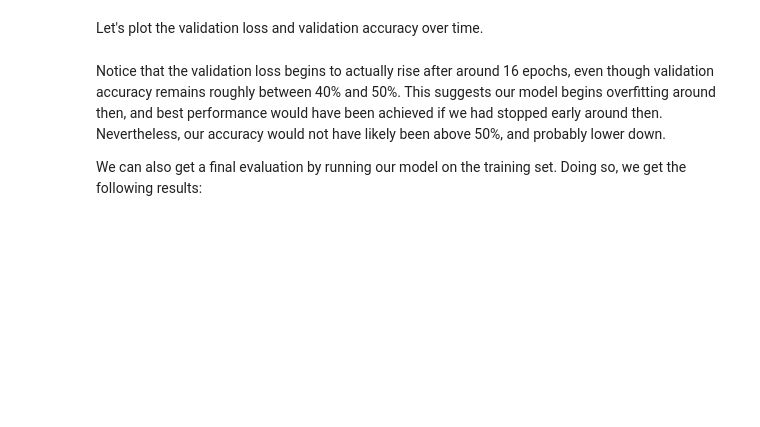
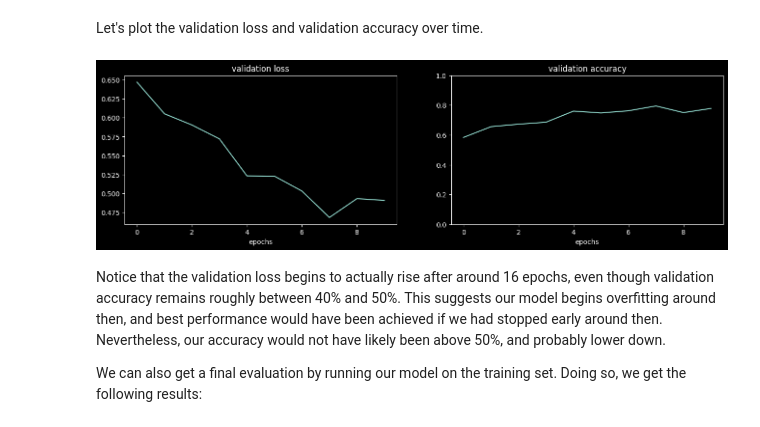
Before and after one commit to echer/dio-challenge-neural-network-transfer-learning, a Jupyter notebook: transfer_learning.ipynb, the cells around one changed output. Cells and saved outputs as stored; diff of their text form; code cells hidden in the pictures; blank space fills up the shorter version.

```diff
--- a/transfer_learning.ipynb
+++ b/transfer_learning.ipynb
@@ -157,9 +168,9 @@ x_test, y_test = np.array([t["x"] for t in test]), [t["y"] for t in test]
 Pre-process the data as before by making sure it's float32 and normalized between 0 and 1.
 # %%
 # normalize data
-x_train = x_train.astype('float32') / 255.
-x_val = x_val.astype('float32') / 255.
-x_test = x_test.astype('float32') / 255.
+x_train = x_train.astype('float16') / 255.
+x_val = x_val.astype('float16') / 255.
+x_test = x_test.astype('float16') / 255.
 
 # convert labels to one-hot vectors
 y_train = keras.utils.to_categorical(y_train, num_classes)
@@ -283,16 +296,11 @@ Model: "sequential"
 We've created a medium-sized network with ~1.2 million weights and biases (the parameters). Most of them are leading into the one pre-softmax fully-connected layer "dense_5".
 
 We can now go ahead and train our model for 100 epochs with a batch size of 128. We'll also record its history so we can plot the loss over time later.
+# %%
+batch_size = 32
+epoch = 10
 # %%
 # compile the model to use categorical cross-entropy loss function and adadelta optimizer
 model.compile(loss='categorical_crossentropy',
               optimizer='adam',
               metrics=['accuracy'])
-
-history = model.fit(x_train, y_train,
-                    batch_size=128,
-                    epochs=10,
-                    validation_data=(x_val, y_val),
-                    verbose=1)
-
-K.get_session().close();
@@ -317,0 +307,6 @@ InternalError: Failed copying input tensor from /job:localhost/replica:0/task:0/
+# %%
+history = model.fit(x_train, y_train,
+                    batch_size=batch_size,
+                    epochs=epoch,
+                    validation_data=(x_val, y_val),
+                    verbose=1)
@@ -320,17 +336,19 @@ Let's plot the validation loss and validation accuracy over time.
 # %%
 fig = plt.figure(figsize=(16,4))
 ax = fig.add_subplot(121)
 ax.plot(history.history["val_loss"])
 ax.set_title("validation loss")
 ax.set_xlabel("epochs")
 
 ax2 = fig.add_subplot(122)
-ax2.plot(history.history["val_acc"])
+ax2.plot(history.history["val_accuracy"])
 ax2.set_title("validation accuracy")
 ax2.set_xlabel("epochs")
 ax2.set_ylim(0, 1)
 
 plt.show()
+# %% [output]
+[figure, added]
 # %% [markdown]
 Notice that the validation loss begins to actually rise after around 16 epochs, even though validation accuracy remains roughly between 40% and 50%. This suggests our model begins overfitting around then, and best performance would have been achieved if we had stopped early around then. Nevertheless, our accuracy would not have likely been above 50%, and probably lower down.
 
```
Also changed, not shown: parts of 20 cells of this notebook, 12 other files.
